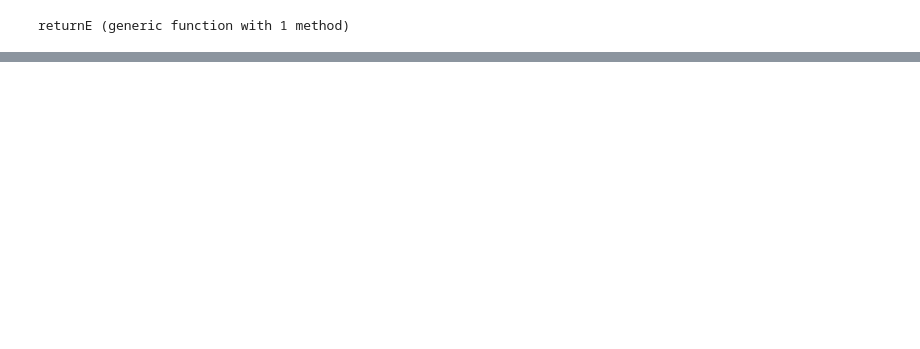
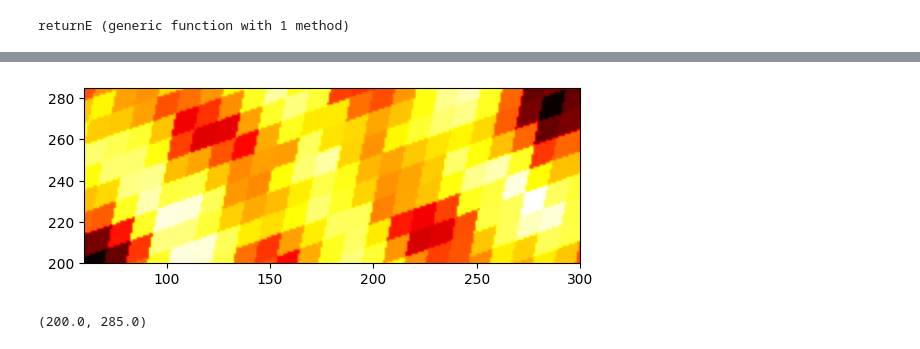
Before and after one commit to AliGhorashiCMT/Plasmons_Paper, a Jupyter notebook: Moire_Figs/Moire7_with_Alkali/Sodium/optimizing_na_position/Analyze.ipynb, the cells around one changed output, grey strips where cells are left out. Saved outputs shown, nothing was run; the diff lists cells and outputs as text; code cells hidden in the pictures; blank space fills up the shorter version.

```diff
--- a/Moire_Figs/Moire7_with_Alkali/Sodium/optimizing_na_position/Analyze.ipynb
+++ b/Moire_Figs/Moire7_with_Alkali/Sodium/optimizing_na_position/Analyze.ipynb
@@ -142,0 +90,7 @@ acosd(11.818700/12.507737136045034)
+# %%
+imshow(np.rot90(EnergyArray), interpolation="gaussian", cmap="hot", alpha=1)
+xlim(60, 300)
+ylim(200, 285)
+# %% [output]
+[figure, added]
+(200.0, 285.0)
```
Also changed, not shown: parts of 23 cells of this notebook.
